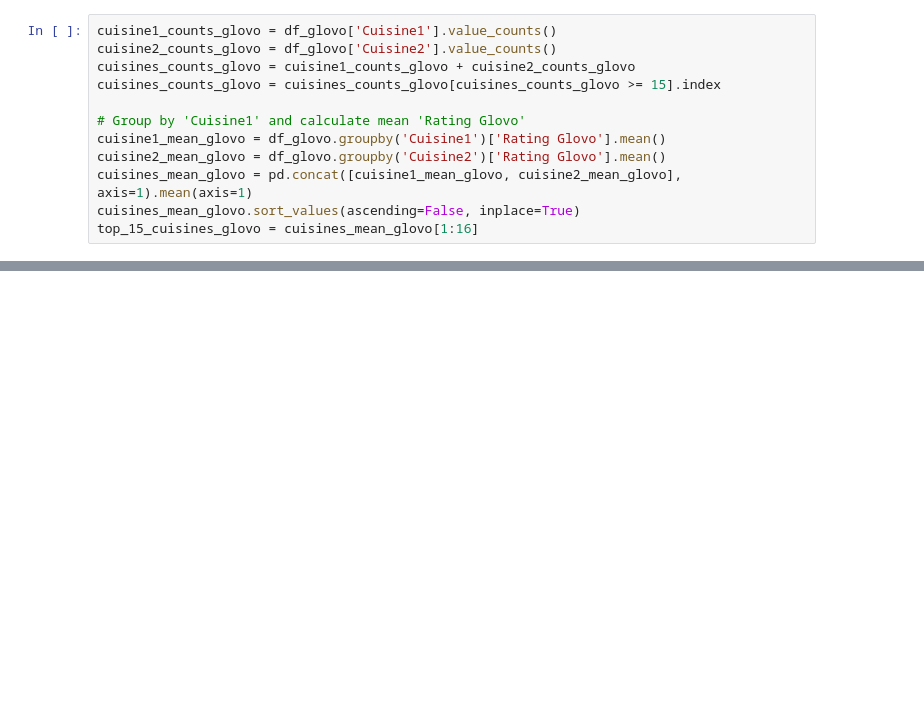
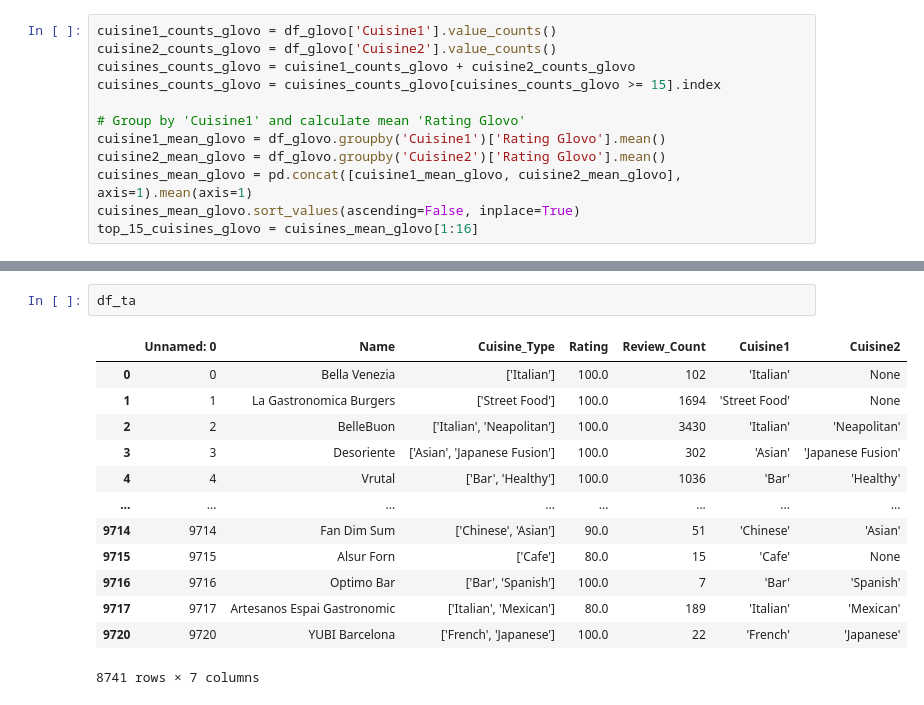
Before and after one commit to TimKuijten/Project2, a Jupyter notebook: ipynb/visualization/viz_ta.ipynb, the cells around one changed output, grey strips where cells are left out. Drawn from its saved outputs; the diff is of its cells as text; blank space fills up the shorter version.

```diff
--- a/ipynb/visualization/viz_ta.ipynb
+++ b/ipynb/visualization/viz_ta.ipynb
@@ -135,2 +141,18 @@ top_15_cuisines_glovo = cuisines_mean_glovo[1:16]
+# %%
+df_ta
+# %% [output]
+|  | Unnamed: 0 | Name | Cuisine_Type | Rating | Review_Count | Cuisine1 | Cuisine2 |
+| 0 | 0 | Bella Venezia | ['Italian'] | 100.0 | 102 | 'Italian' | None |
+| 1 | 1 | La Gastronomica Burgers | ['Street Food'] | 100.0 | 1694 | 'Street Food' | None |
+| 2 | 2 | BelleBuon | ['Italian', 'Neapolitan'] | 100.0 | 3430 | 'Italian' | 'Neapolitan' |
+| 3 | 3 | Desoriente | ['Asian', 'Japanese Fusion'] | 100.0 | 302 | 'Asian' | 'Japanese Fusion' |
+| 4 | 4 | Vrutal | ['Bar', 'Healthy'] | 100.0 | 1036 | 'Bar' | 'Healthy' |
+| ... | ... | ... | ... | ... | ... | ... | ... |
+| 9714 | 9714 | Fan Dim Sum | ['Chinese', 'Asian'] | 90.0 | 51 | 'Chinese' | 'Asian' |
+| 9715 | 9715 | Alsur Forn | ['Cafe'] | 80.0 | 15 | 'Cafe' | None |
+| 9716 | 9716 | Optimo Bar | ['Bar', 'Spanish'] | 100.0 | 7 | 'Bar' | 'Spanish' |
+| 9717 | 9717 | Artesanos Espai Gastronomic | ['Italian', 'Mexican'] | 80.0 | 189 | 'Italian' | 'Mexican' |
+| 9720 | 9720 | YUBI Barcelona | ['French', 'Japanese'] | 100.0 | 22 | 'French' | 'Japanese' |
+8741 rows × 7 columns
 # %%
 # %% [output]
```
Also changed, not shown: parts of 6 cells of this notebook, 5 other files.
